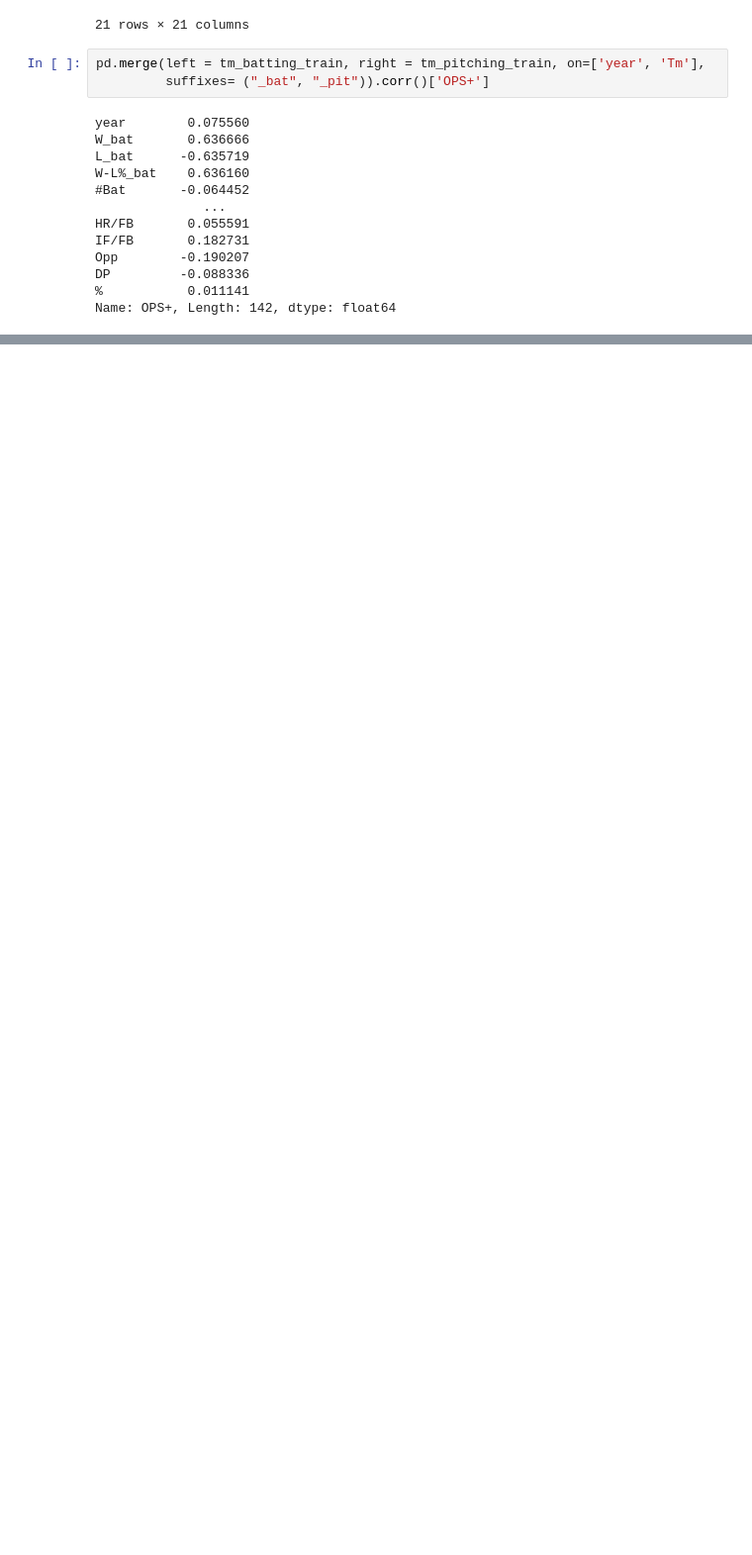
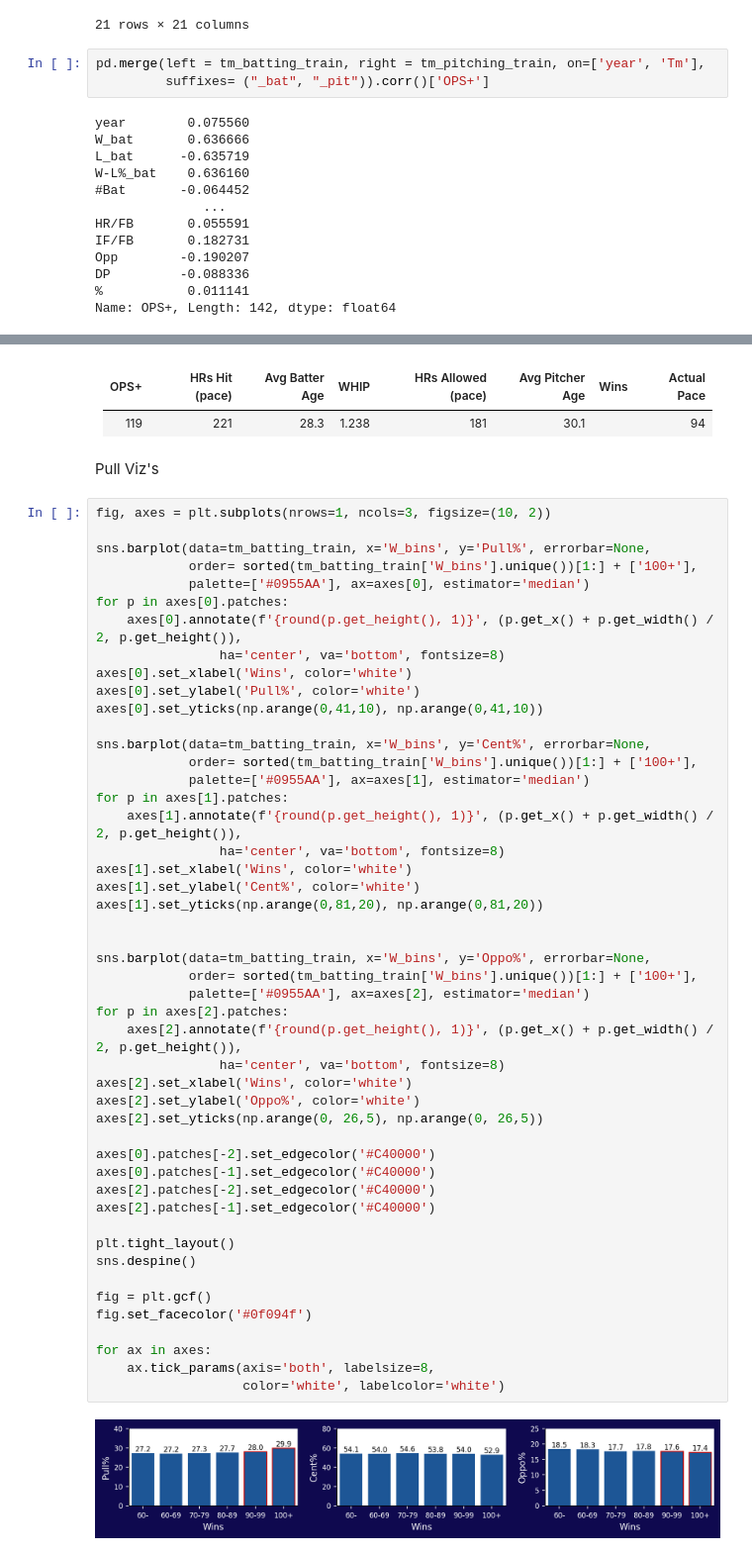
Before and after one commit to martin-reyes/project-regression_predict_mlb_wins, a Jupyter notebook: Explore.ipynb, the cells around one changed output, grey strips where cells are left out. Shown at 99% size. Drawn from its saved outputs; the diff is of its cells as text; blank space fills up the shorter version.

```diff
--- a/P1 Explore.ipynb
+++ b/Explore.ipynb
@@ -975,0 +1171,56 @@ Name: OPS+, Length: 142, dtype: float64
+# %% [markdown]
+|OPS+|HRs Hit (pace) |Avg Batter Age|WHIP |HRs Allowed (pace)|Avg Pitcher Age|Wins|Actual Pace|
+|----|--------------|--------------|-----|------------------|---------------|----|-----------|
+|119 | 221          | 28.3         |1.238|      181         |     30.1      |    |    94     |
+# %% [markdown]
+Pull Viz's
+# %%
+fig, axes = plt.subplots(nrows=1, ncols=3, figsize=(10, 2))
+
+sns.barplot(data=tm_batting_train, x='W_bins', y='Pull%', errorbar=None,
+            order= sorted(tm_batting_train['W_bins'].unique())[1:] + ['100+'],
+            palette=['#0955AA'], ax=axes[0], estimator='median')
+for p in axes[0].patches:
+    axes[0].annotate(f'{round(p.get_height(), 1)}', (p.get_x() + p.get_width() / 2, p.get_height()),
+                ha='center', va='bottom', fontsize=8)
+axes[0].set_xlabel('Wins', color='white')
+axes[0].set_ylabel('Pull%', color='white')
+axes[0].set_yticks(np.arange(0,41,10), np.arange(0,41,10))
+
+sns.barplot(data=tm_batting_train, x='W_bins', y='Cent%', errorbar=None,
+            order= sorted(tm_batting_train['W_bins'].unique())[1:] + ['100+'],
+            palette=['#0955AA'], ax=axes[1], estimator='median')
+for p in axes[1].patches:
+    axes[1].annotate(f'{round(p.get_height(), 1)}', (p.get_x() + p.get_width() / 2, p.get_height()),
+                ha='center', va='bottom', fontsize=8)
+axes[1].set_xlabel('Wins', color='white')
+axes[1].set_ylabel('Cent%', color='white')
+axes[1].set_yticks(np.arange(0,81,20), np.arange(0,81,20))
+
+
+sns.barplot(data=tm_batting_train, x='W_bins', y='Oppo%', errorbar=None,
+            order= sorted(tm_batting_train['W_bins'].unique())[1:] + ['100+'],
+            palette=['#0955AA'], ax=axes[2], estimator='median')
+for p in axes[2].patches:
+    axes[2].annotate(f'{round(p.get_height(), 1)}', (p.get_x() + p.get_width() / 2, p.get_height()),
+                ha='center', va='bottom', fontsize=8)
+axes[2].set_xlabel('Wins', color='white')
+axes[2].set_ylabel('Oppo%', color='white')
+axes[2].set_yticks(np.arange(0, 26,5), np.arange(0, 26,5))
+
+axes[0].patches[-2].set_edgecolor('#C40000')
+axes[0].patches[-1].set_edgecolor('#C40000')
+axes[2].patches[-2].set_edgecolor('#C40000')
+axes[2].patches[-1].set_edgecolor('#C40000')
+
+plt.tight_layout()
+sns.despine()
+
+fig = plt.gcf()
+fig.set_facecolor('#0f094f')
+
+for ax in axes:
+    ax.tick_params(axis='both', labelsize=8,
+                   color='white', labelcolor='white')
+# %% [output]
+[figure, added]
```
Also changed, not shown: parts of 14 cells of this notebook, 5 other files.
